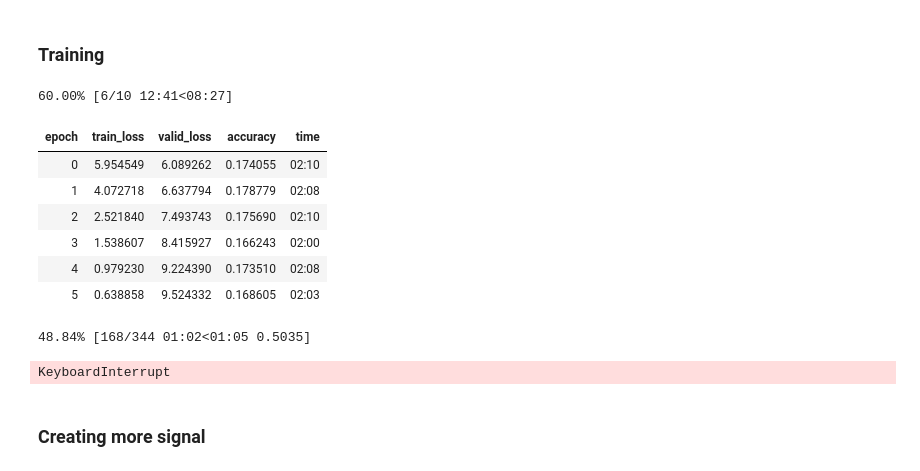
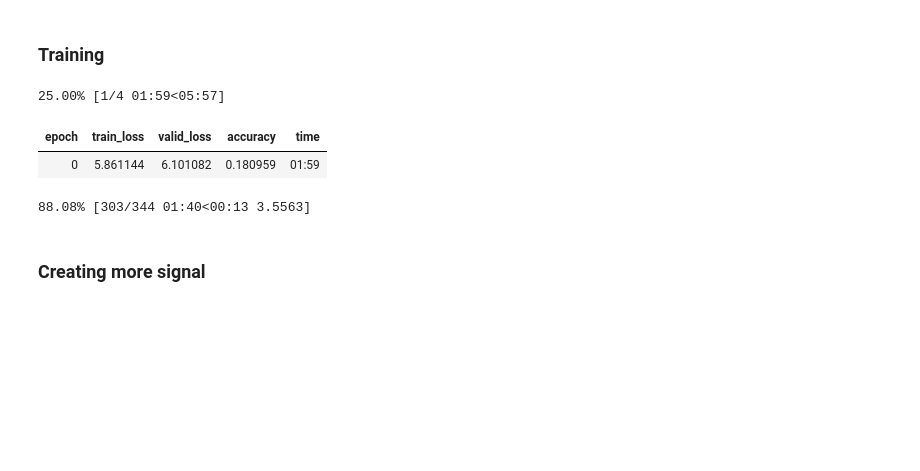
Before and after one commit to Timmecom/swahili_news_classification_zindi, a Jupyter notebook: starter.ipynb, the cells around one changed output. Drawn from its saved outputs; the diff is of its cells as text; code cells hidden in the pictures; blank space fills up the shorter version.

```diff
--- a/starter.ipynb
+++ b/starter.ipynb
@@ -78,12 +66,7 @@ print(text_split(text2))
 ['My', 'name', 'is', 'Emma', '.', 'I', 'love', 'coding', '!', 'I', 'have', 'smth', 'to', 'say', ',', 'I', 'will', 'not', 'say', '.', 'Visit', 'my', 'page', '@', 'www', '.', 'emmasc', '.', 'com', '.',  ...
 # %%
 ## Tokenize
-
-def get_tokens1(text):
-    tokens = text.split(' ')
-    return tokens
-
-def get_tokens2(text):
+def get_tokens(text):
     toks = text_split(text)
 
     tokens = ['xbos']
@@ -93,11 +76,9 @@ def get_tokens2(text):
         else: tokens.append(tok)
     return tokens
 
-tokens1 = get_tokens1(text)
-tokens = get_tokens2(text)
+tokens = get_tokens(text)
 
-print(len(tokens),len(tokens1))
-print(len(set(tokens)),len(set(tokens1)))
+print(len(tokens),len(set(tokens)))
 print()
 print(tokens[:40])
 # %% [output]
@@ -283,18 +251,12 @@ dls = DataLoaders.from_dsets(
 # %%
 learn = Learner(dls, MyLLM3(len(vocab), 1024), loss_func=F.cross_entropy,
                 metrics=accuracy,cbs=ModelResetter)
-learn.fit_one_cycle(10, 1e-3)
+learn.fit_one_cycle(4, 1e-3)
 # %% [output]
-60.00% [6/10 12:41<08:27]
+25.00% [1/4 01:59<05:57]
 | epoch | train_loss | valid_loss | accuracy | time |
-| 0 | 5.954549 | 6.089262 | 0.174055 | 02:10 |
-| 1 | 4.072718 | 6.637794 | 0.178779 | 02:08 |
-| 2 | 2.521840 | 7.493743 | 0.175690 | 02:10 |
-| 3 | 1.538607 | 8.415927 | 0.166243 | 02:00 |
-| 4 | 0.979230 | 9.224390 | 0.173510 | 02:08 |
-| 5 | 0.638858 | 9.524332 | 0.168605 | 02:03 |
+| 0 | 5.861144 | 6.101082 | 0.180959 | 01:59 |
-48.84% [168/344 01:02<01:05 0.5035]
+88.08% [303/344 01:40<00:13 3.5563]
-KeyboardInterrupt
 # %% [markdown]
 ### Creating more signal
 # %%
```
Also changed, not shown: parts of 11 cells of this notebook.
